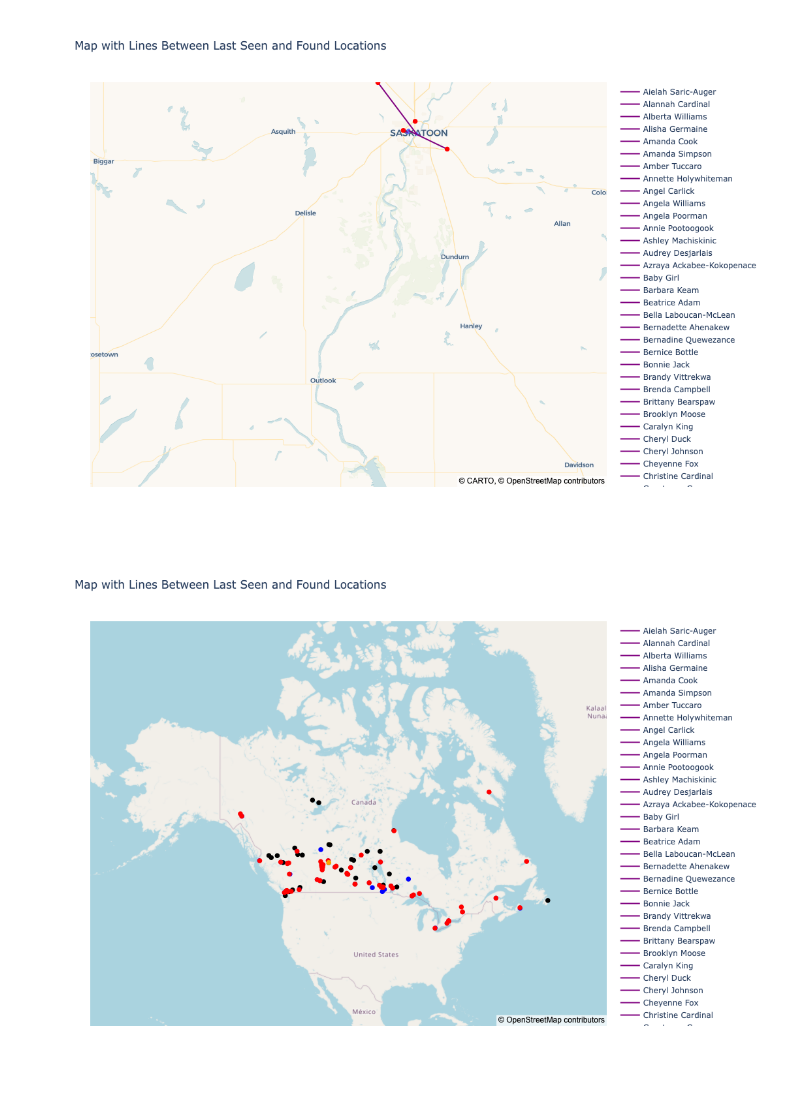
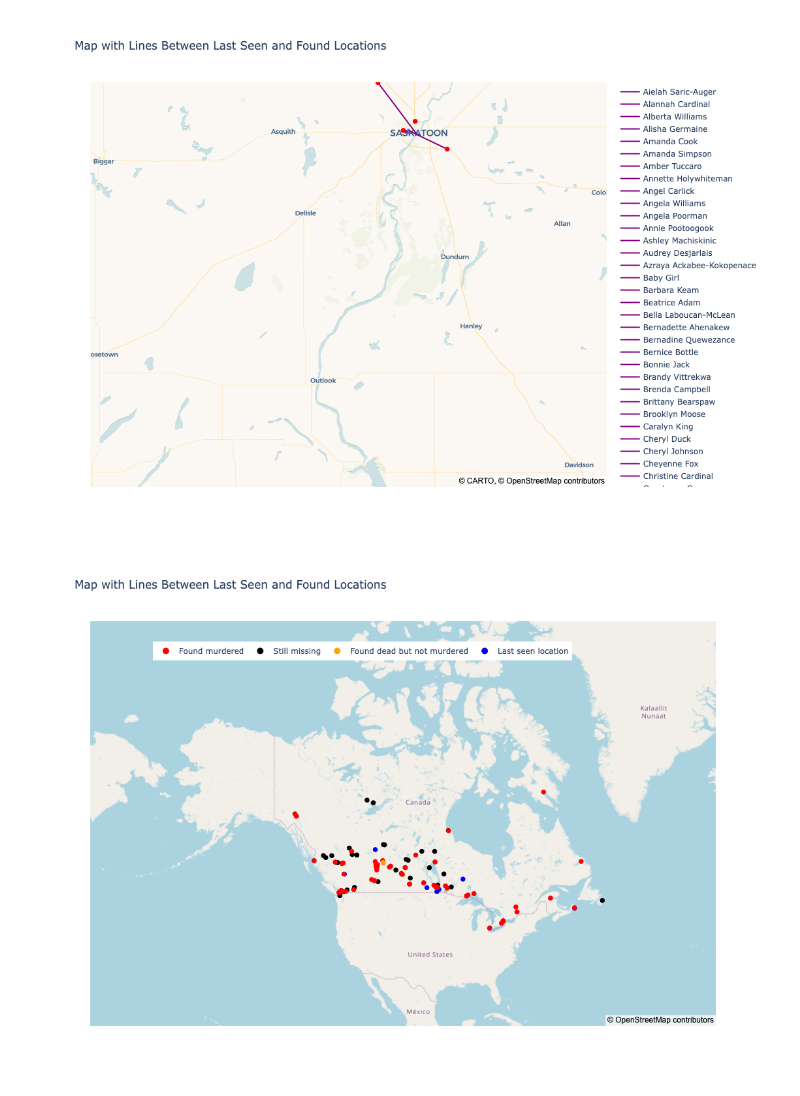
Before and after one commit to Emiliano1919/Canadian-Indigenous-Women-Dissappearances, a Jupyter notebook: MapFromCleanedDEV.ipynb, the cells around one changed output. Drawn from its saved outputs; the diff is of its cells as text; code cells hidden in the pictures.

```diff
--- a/MapFromCleanedDEV.ipynb
+++ b/MapFromCleanedDEV.ipynb
@@ -297,6 +297,43 @@ filtered_df = df[
 
 fig = go.Figure()
 
+# Add dummy traces for custom legend
+fig.add_trace(go.Scattermap(
+    mode='markers',
+    lat=dummy_lat,
+    lon=dummy_lon,
+    marker=dict(size=10, color='red'),
+    name='Found murdered',
+    showlegend=True
+))
+
+fig.add_trace(go.Scattermap(
+    mode='markers',
+    lat=dummy_lat,
+    lon=dummy_lon,
+    marker=dict(size=10, color='black'),
+    name='Still missing',
+    showlegend=True
+))
+
+fig.add_trace(go.Scattermap(
+    mode='markers',
+    lat=dummy_lat,
+    lon=dummy_lon,
+    marker=dict(size=10, color='orange'),
+    name='Found dead but not murdered',
+    showlegend=True
+))
+
+fig.add_trace(go.Scattermap(
+    mode='markers',
+    lat=dummy_lat,
+    lon=dummy_lon,
+    marker=dict(size=10, color='blue'),
+    name='Last seen location',
+    showlegend=True
+))
+
 
 for _, row in filtered_df.iterrows():
     fig.add_trace(go.Scattermap(
@@ -304,8 +341,9 @@ for _, row in filtered_df.iterrows():
         lat=[row['LS-Latitude'], row['F-Latitude']],
         lon=[row['LS-Longitude'], row['F-Longitude']],
         line=dict(width=2, color='purple'),
-        name=row['Name']
+        name=row['Name'],showlegend=False
     ))
+
 
 
 fig.add_trace(go.Scattermap(
@@ -313,36 +351,55 @@ fig.add_trace(go.Scattermap(
     lat=[lat if lat != 0.0 else None for lat in df['LS-Latitude']],
     lon=[lon if lat != 0.0 else None for lat, lon in zip(df['LS-Latitude'], df['LS-Longitude'])],
     marker=dict(size=8, color=['black' if value == 'Missing' else 'blue' for value in df['Status']]),
-    text=[f"Name: {name}<br>Status: {status}<br>Last Seen Location: {loc}<br>Last Seen Location Source: {locSrc}<br>Last Seen date: {lsday}-{lsmonth}-{lsyear}"
+    text=[f"Name: {name}<br>Status: {status}<br>Last Seen Location: {loc}<br>Last Seen Date: {lsday}-{lsmonth}-{lsyear}<br>Last Seen Location Source: {locSrc}"
           for name, status, loc,locSrc,lsday,lsmonth,lsyear in zip(df['Name'], df['Status'], df['LS-General-Location'], df['LS-Location Source'],df['LS-Day'],df['LS-Month'],df['LS-Year'])],
     hoverinfo='text',
-    name='Last Seen Locations'
+    name='Last Seen Locations',
+    showlegend=False
 ))
 
 fig.add_trace(go.Scattermap(
     mode='markers',
     lat=[lat if lat != 0.0 else None for lat in df['F-Latitude']],
     lon=[lon if lat != 0.0 else None for lat, lon in zip(df['F-Latitude'], df['F-Longitude'])],
     marker=dict(size=8, color=['red' if value == 'Murdered' else 'orange' for value in df['Status']]),
-    text=[f"Name: {name}<br>Status: {status}<br>Found Location: {loc}<br>Found Location Source: {locSrc}<br>Found date: {fday}-{fmonth}-{fyear}"
+    text=[f"Name: {name}<br>Status: {status}<br>Found Location: {loc}<br>Found Date: {fday}-{fmonth}-{fyear}<br>Found Location Source: {locSrc}"
           for name, status, loc, locSrc,fday,fmonth,fyear in zip(df['Name'], df['Status'], df['F-General-Location'],df['F-Location Source'],df['F-Day'],df['F-Month'],df['F-Year'])],
     hoverinfo='text',
-    name='Found Locations'
+    name='Found Locations',
+    showlegend=False
 ))
+
+fig.update_traces(hoverlabel=dict(
+    bgcolor='white',
+    bordercolor='black',
+    font=dict(
+        family='Courier New',
+        weight=550
+    )
+)
+
+)
 
 fig.update_layout(
     title='Map with Lines Between Last Seen and Found Locations',
     height=800,
     width=1200,
     map_center=dict(lat=59.7357125925001, lon= -106.37109361876627),
     map=dict(
         style="open-street-map",
         zoom=2
+    ),
+    legend=dict(
+        x=0.1,
+        y=0.95,
+        traceorder='normal',
+        orientation='h'
     )
 )
 
 
 
 fig.show()
 # %% [output]
-[figure, old version]
+[figure, new version]
```
Also changed, not shown: parts of 1 cell of this notebook.
